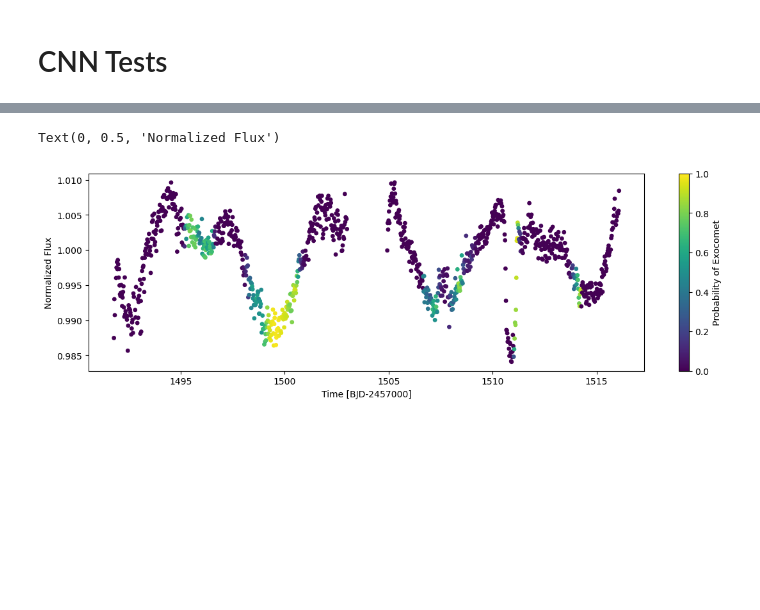
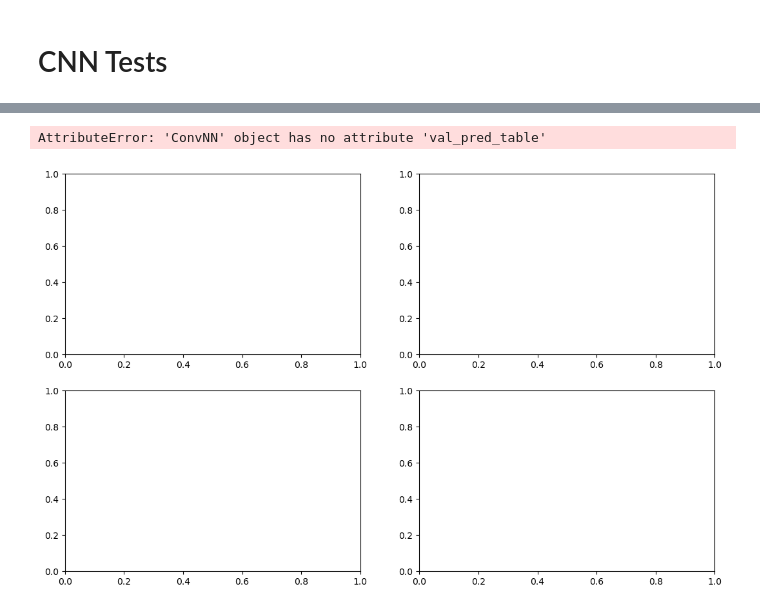
Before and after one commit to azibn/nets2, a Jupyter notebook: notebooks/CNN-test.ipynb, the cells around one changed output, grey strips where cells are left out. Cells and saved outputs as stored; diff of their text form; code cells hidden in the pictures; blank space fills up the shorter version.

```diff
--- a/notebooks/CNN-test.ipynb
+++ b/notebooks/CNN-test.ipynb
@@ -56,10 +186,56 @@ cnn.predict('/Users/azib/Documents/open_source/nets2/cnn-models/ensemble_s0002_i
+# %%
+from matplotlib import cm
+import matplotlib.colors as mcolors
+import numpy as np
+
+if type(SEED) == list:
+    for seeds in SEED:
+        # Create a custom colormap
+        custom_cmap = mcolors.ListedColormap(['yellow', 'darkblue', 'red','cyan'])
+
+        fig, axes = plt.subplots(2, 2, figsize=(13,8))
+        formatted_seed = f'{seeds:04}'
+
+        # Plot ground truth
+        sc = axes[0, 0].scatter(cnn.val_pred_table['tpeak'], cnn.val_pred_table[f'pred_s{formatted_seed}'],
+                                c=cnn.val_pred_table['labels'], cmap=custom_cmap, label=f'Seed {formatted_seed}',s=5,alpha=0.8)
+        axes[0, 0].set_xlabel('Tpeak [BJD - 2457000]')
+        axes[0, 0].set_ylabel('Probability of Exocomet')
+        axes[0,0].set_title('Probabilities (with the original labels)')
+        plt.colorbar(sc, ax=axes[0, 0], ticks=np.arange(4), boundaries=np.arange(4+1)-0.5)
+
+        # Plot loss
+        axes[1, 1].plot(cnn.history_table[f'loss_s{formatted_seed}'], label=f'Training Seed {formatted_seed}', lw=3)
+        axes[1, 1].plot(cnn.history_table[f'val_loss_s{formatted_seed}'], label=f'Validation Seed {formatted_seed}', lw=3)
+        axes[1, 1].set_xlabel('Epochs')
+        axes[1, 1].set_ylabel('Loss')
+        axes[1,1].set_title('Loss')
+        axes[1, 1].legend()
+
+        # Plot accuracy
+        axes[1, 0].plot(cnn.history_table[f'accuracy_s{formatted_seed}'], label=f'Training Seed {formatted_seed}', lw=3)
+        axes[1, 0].plot(cnn.history_table[f'val_accuracy_s{formatted_seed}'], label=f'Validation Seed {formatted_seed}', lw=3)
+        axes[1, 0].set_xlabel('Epochs')
+        axes[1, 0].set_ylabel('Accuracy')
+        axes[1, 0].set_title('Accuracy')
+        axes[1, 0].legend()
+
+        # Plot ground truth (gt)
+        sc2 = axes[0, 1].scatter(cnn.val_pred_table['tpeak'], cnn.val_pred_table[f'pred_s{formatted_seed}'],
+                                 c=cnn.val_pred_table['gt'], label=f'Seed {formatted_seed}',s=5)
+        axes[0, 1].set_xlabel('Tpeak [BJD - 2457000]')
+        axes[0, 1].set_ylabel('Probability of Exocomet')
+        axes[0,1].set_title('Probabilities')
+        plt.colorbar(sc2, ax=axes[0, 1])#, ticks=np.arange(2)#, boundaries=np.arange(2)-0.5)
+
+        plt.tight_layout()
+        plt.savefig(f'../plots/metrics-{SEED}.png',dpi=300,bbox_inches='tight')
+        plt.show()
+# %% [output]
+AttributeError: 'ConvNN' object has no attribute 'val_pred_table'
+[figure, added]
 # %%
-plt.figure(figsize=(14,4))
-plt.scatter(cnn.predict_time[0], cnn.predict_flux[0],
-            c=cnn.predictions[0], vmin=0, vmax=1,s=15)
-plt.colorbar(label='Probability of Exocomet')
-plt.xlabel('Time [BJD-2457000]')
-plt.ylabel('Normalized Flux')
+import stella
+import numpy as np
+import matplotlib.pyplot as plt
+import lightkurve as lk
-# %% [output]
-Text(0, 0.5, 'Normalized Flux')
-[figure, removed]
```
Also changed, not shown: parts of 12 cells of this notebook, 4 other files.
